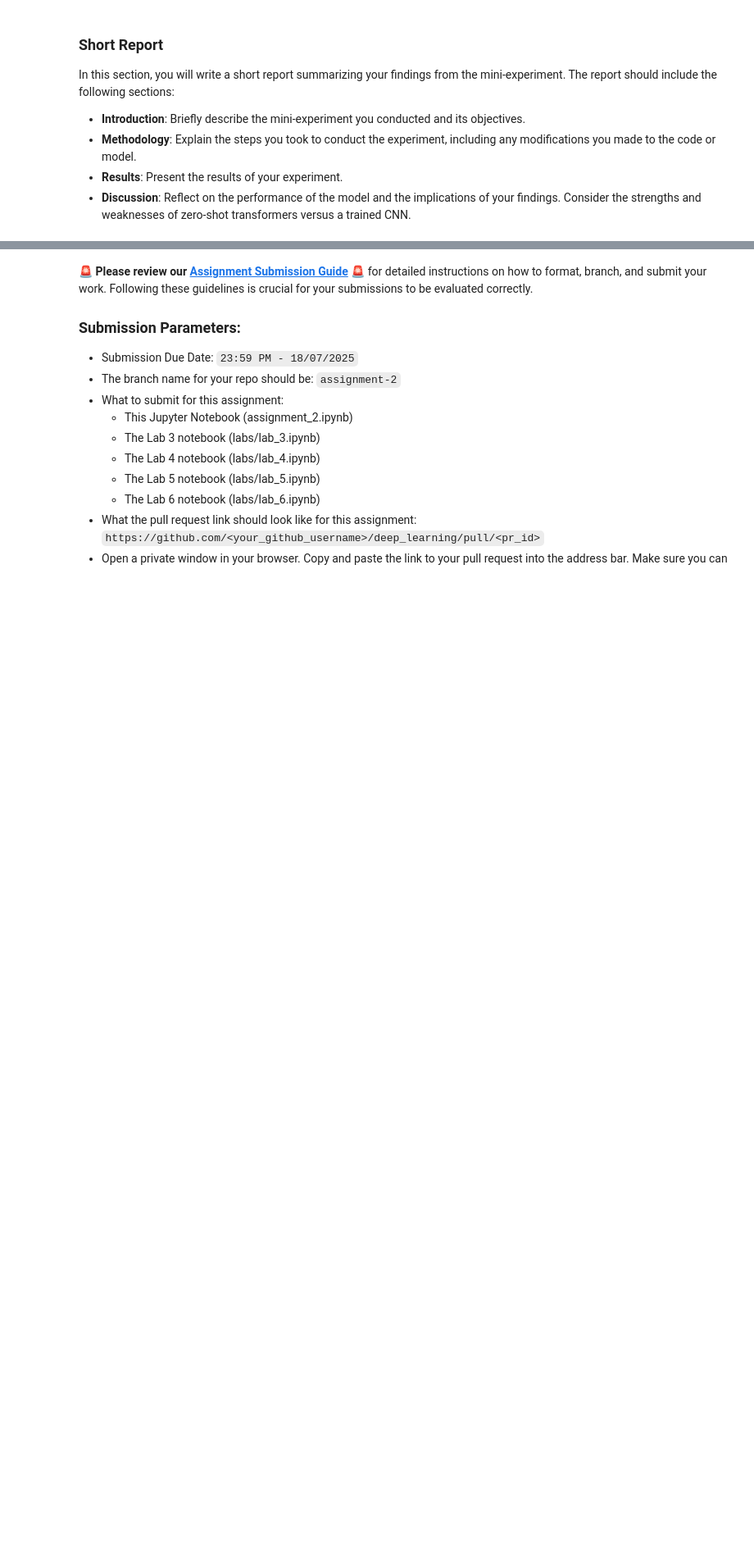
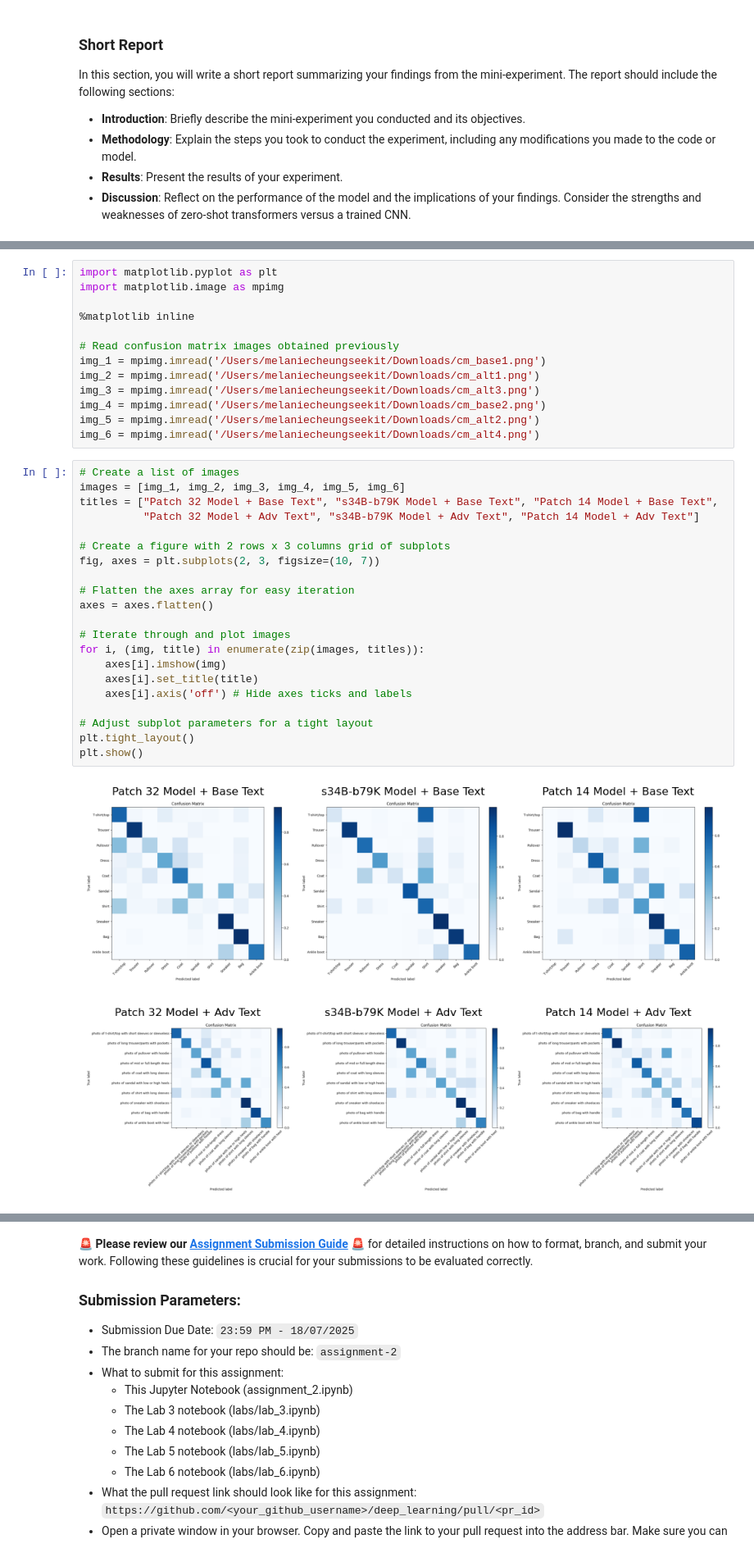
Before and after one commit to melcsk/deep_learning, a Jupyter notebook: 02_activities/assignments/assignment_2.ipynb, the cells around one changed output, grey strips where cells are left out. Shown at 82% size. Drawn from its saved outputs; the diff is of its cells as text; blank space fills up the shorter version.

```diff
--- a/02_activities/assignments/assignment_2.ipynb
+++ b/02_activities/assignments/assignment_2.ipynb
@@ -679,0 +699,36 @@ plot_confusion_matrix(y_true_alt4, y_pred_alt4, updated_CLASS_NAMES)
+# %%
+import matplotlib.pyplot as plt
+import matplotlib.image as mpimg
+
+%matplotlib inline
+
+# Read confusion matrix images obtained previously
+img_1 = mpimg.imread('/Users/melaniecheungseekit/Downloads/cm_base1.png')
+img_2 = mpimg.imread('/Users/melaniecheungseekit/Downloads/cm_alt1.png')
+img_3 = mpimg.imread('/Users/melaniecheungseekit/Downloads/cm_alt3.png')
+img_4 = mpimg.imread('/Users/melaniecheungseekit/Downloads/cm_base2.png')
+img_5 = mpimg.imread('/Users/melaniecheungseekit/Downloads/cm_alt2.png')
+img_6 = mpimg.imread('/Users/melaniecheungseekit/Downloads/cm_alt4.png')
+# %%
+# Create a list of images
+images = [img_1, img_2, img_3, img_4, img_5, img_6]
+titles = ["Patch 32 Model + Base Text", "s34B-b79K Model + Base Text", "Patch 14 Model + Base Text",
+          "Patch 32 Model + Adv Text", "s34B-b79K Model + Adv Text", "Patch 14 Model + Adv Text"]
+
+# Create a figure with 2 rows x 3 columns grid of subplots
+fig, axes = plt.subplots(2, 3, figsize=(10, 7))
+
+# Flatten the axes array for easy iteration
+axes = axes.flatten()
+
+# Iterate through and plot images
+for i, (img, title) in enumerate(zip(images, titles)):
+    axes[i].imshow(img)
+    axes[i].set_title(title)
+    axes[i].axis('off') # Hide axes ticks and labels
+
+# Adjust subplot parameters for a tight layout
+plt.tight_layout()
+plt.show()
+# %% [output]
+[figure, added]
```
Also changed, not shown: parts of 5 cells of this notebook.
